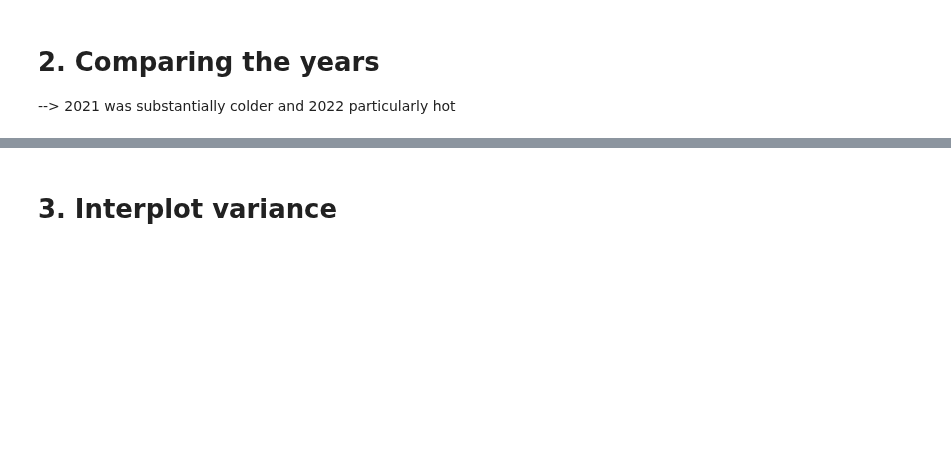
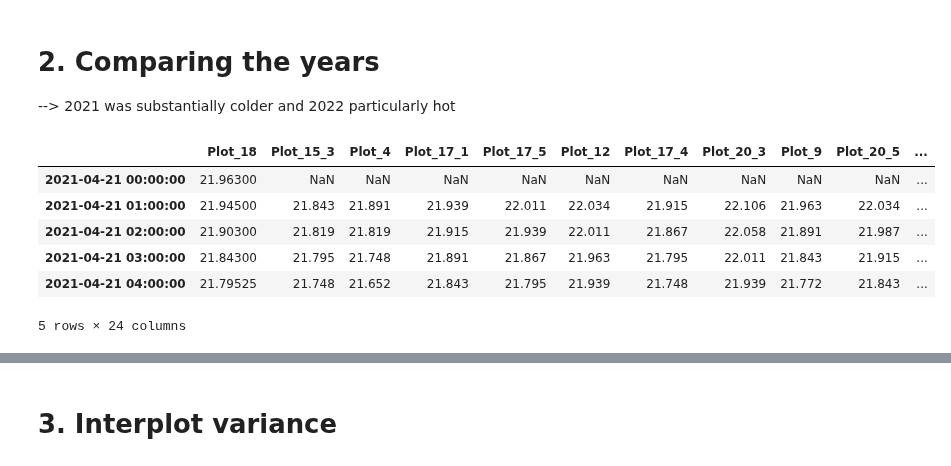
Before and after one commit to bokulich-publications/microterroir, a Jupyter notebook: Climate/Sensor_Data_Temperature.ipynb, the cells around one changed output, grey strips where cells are left out. Cells and saved outputs as stored; diff of their text form; code cells hidden in the pictures; blank space fills up the shorter version.

```diff
--- a/Climate/Sensor_Data_Temperature.ipynb
+++ b/Climate/Sensor_Data_Temperature.ipynb
@@ -343 +314,13 @@ df_outliers_MAD.tail()
+# %%
+df = pd.read_csv('Lavaux_all_Temp_OutliersRemoved.csv', index_col=0)
+df.index = pd.to_datetime(df.index)
+df.head()
+# %% [output]
+|  | Plot_18 | Plot_15_3 | Plot_4 | Plot_17_1 | Plot_17_5 | Plot_12 | Plot_17_4 | Plot_20_3 | Plot_9 | Plot_20_5 | ... |
+| 2021-04-21 00:00:00 | 21.96300 | NaN | NaN | NaN | NaN | NaN | NaN | NaN | NaN | NaN | ... |
+| 2021-04-21 01:00:00 | 21.94500 | 21.843 | 21.891 | 21.939 | 22.011 | 22.034 | 21.915 | 22.106 | 21.963 | 22.034 | ... |
+| 2021-04-21 02:00:00 | 21.90300 | 21.819 | 21.819 | 21.915 | 21.939 | 22.011 | 21.867 | 22.058 | 21.891 | 21.987 | ... |
+| 2021-04-21 03:00:00 | 21.84300 | 21.795 | 21.748 | 21.891 | 21.867 | 21.963 | 21.795 | 22.011 | 21.843 | 21.915 | ... |
+| 2021-04-21 04:00:00 | 21.79525 | 21.748 | 21.652 | 21.843 | 21.795 | 21.939 | 21.748 | 21.939 | 21.772 | 21.843 | ... |
+5 rows × 24 columns
 # %%
```
Also changed, not shown: parts of 27 cells of this notebook, 1 other file.
